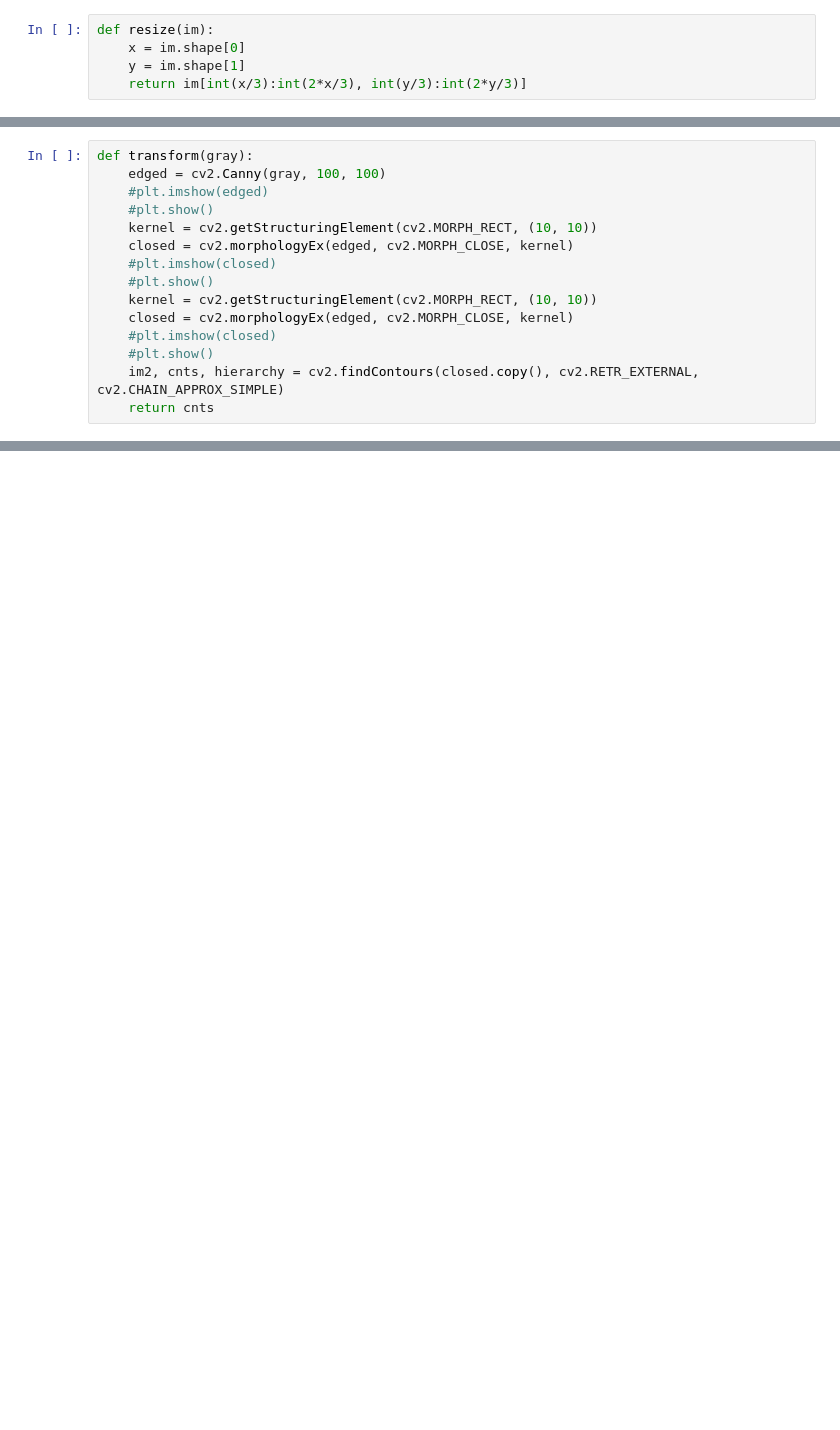
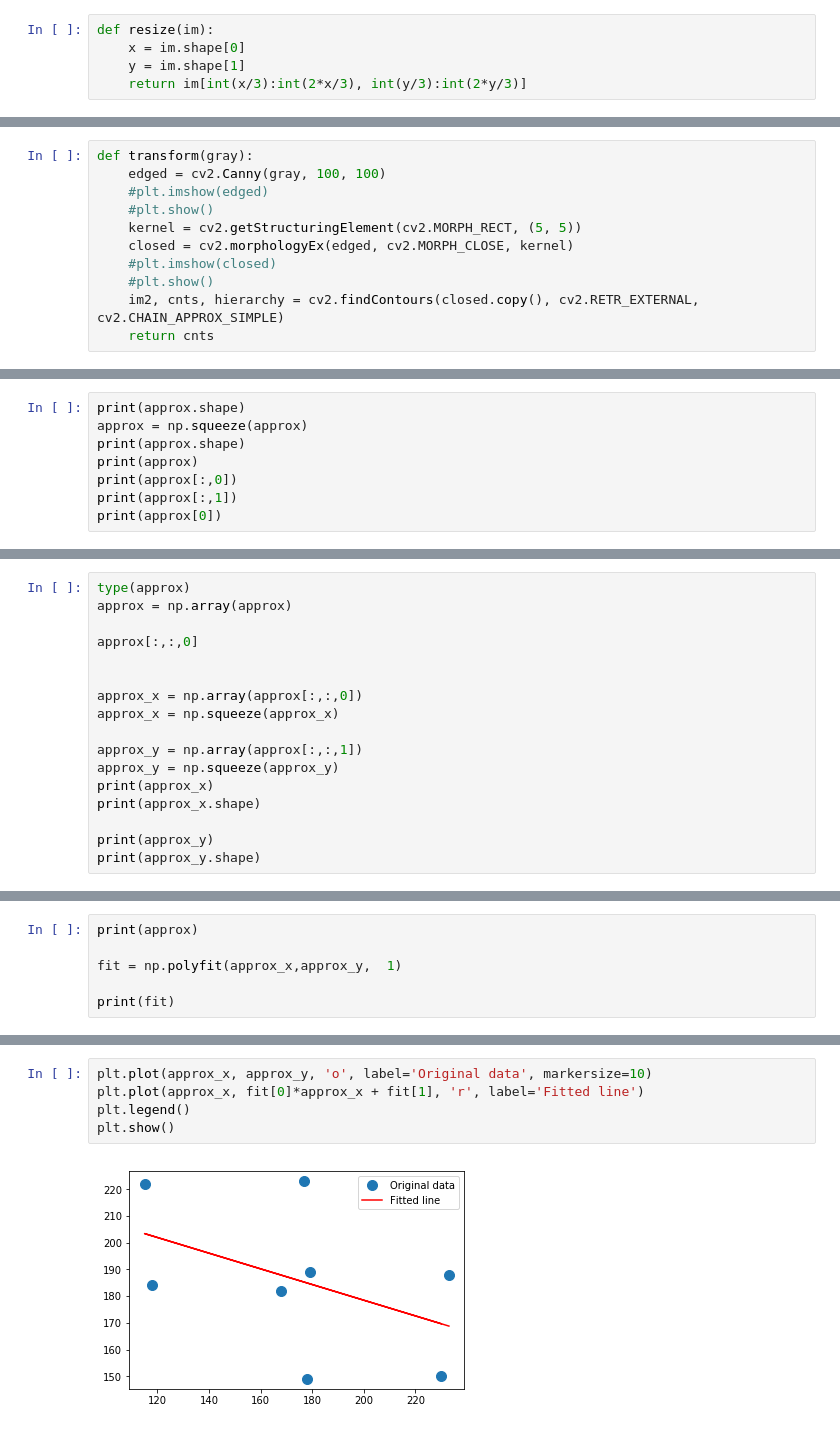
Before and after one commit to enguerrandgrx/pdc-project, a Jupyter notebook: receiver/FindScreen.ipynb, the cells around one changed output, grey strips where cells are left out. Drawn from its saved outputs; the diff is of its cells as text; blank space fills up the shorter version.

```diff
--- a/receiver/FindScreen.ipynb
+++ b/receiver/FindScreen.ipynb
@@ -33,11 +35,7 @@ def transform(gray):
     edged = cv2.Canny(gray, 100, 100)
     #plt.imshow(edged)
     #plt.show()
-    kernel = cv2.getStructuringElement(cv2.MORPH_RECT, (10, 10))
-    closed = cv2.morphologyEx(edged, cv2.MORPH_CLOSE, kernel)
-    #plt.imshow(closed)
-    #plt.show()
-    kernel = cv2.getStructuringElement(cv2.MORPH_RECT, (10, 10))
+    kernel = cv2.getStructuringElement(cv2.MORPH_RECT, (5, 5))
     closed = cv2.morphologyEx(edged, cv2.MORPH_CLOSE, kernel)
     #plt.imshow(closed)
     #plt.show()
@@ -90,0 +197,8 @@ plt.show()
+# %%
+print(approx.shape)
+approx = np.squeeze(approx)
+print(approx.shape)
+print(approx)
+print(approx[:,0])
+print(approx[:,1])
+print(approx[0])
@@ -90,0 +219,17 @@ plt.show()
+# %%
+type(approx)
+approx = np.array(approx)
+
+approx[:,:,0]
+
+
+approx_x = np.array(approx[:,:,0])
+approx_x = np.squeeze(approx_x)
+
+approx_y = np.array(approx[:,:,1])
+approx_y = np.squeeze(approx_y)
+print(approx_x)
+print(approx_x.shape)
+
+print(approx_y)
+print(approx_y.shape)
@@ -90,0 +241,6 @@ plt.show()
+# %%
+print(approx)
+
+fit = np.polyfit(approx_x,approx_y,  1)
+
+print(fit)
@@ -90,0 +264,7 @@ plt.show()
+# %%
+plt.plot(approx_x, approx_y, 'o', label='Original data', markersize=10)
+plt.plot(approx_x, fit[0]*approx_x + fit[1], 'r', label='Fitted line')
+plt.legend()
+plt.show()
+# %% [output]
+[figure, added]
```
Also changed, not shown: parts of 22 cells of this notebook, 8 other files.
